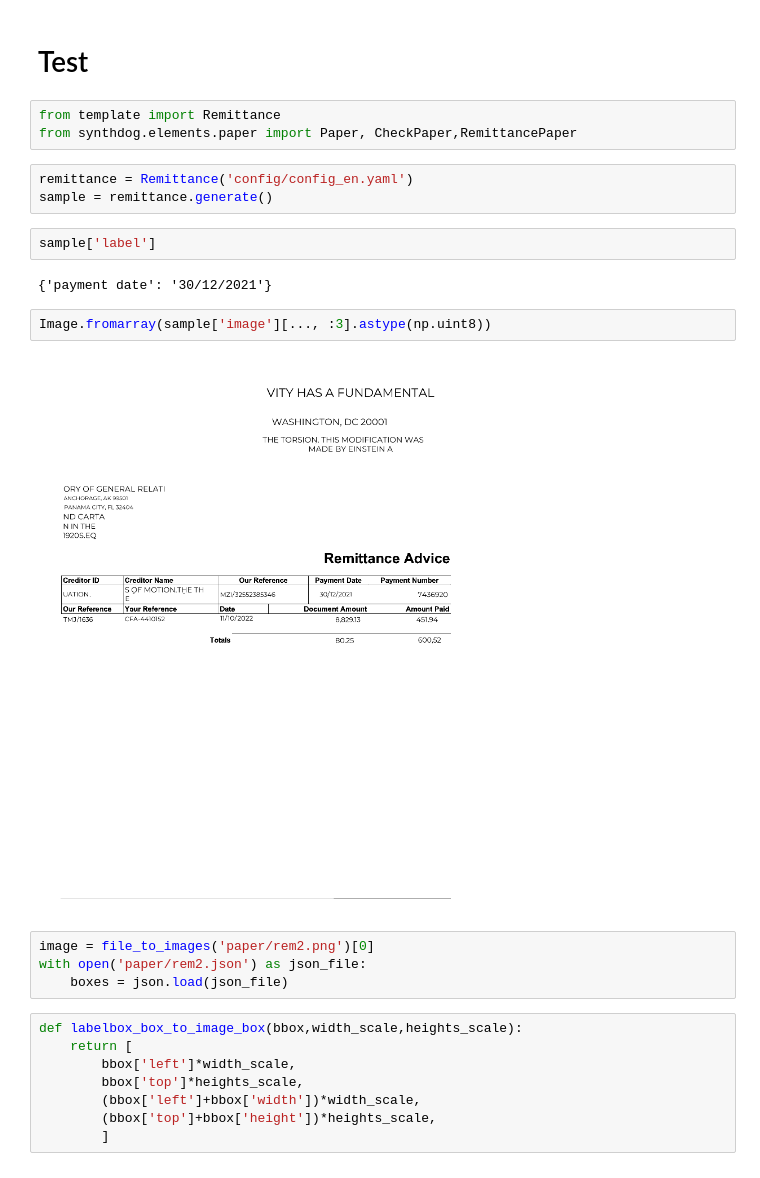
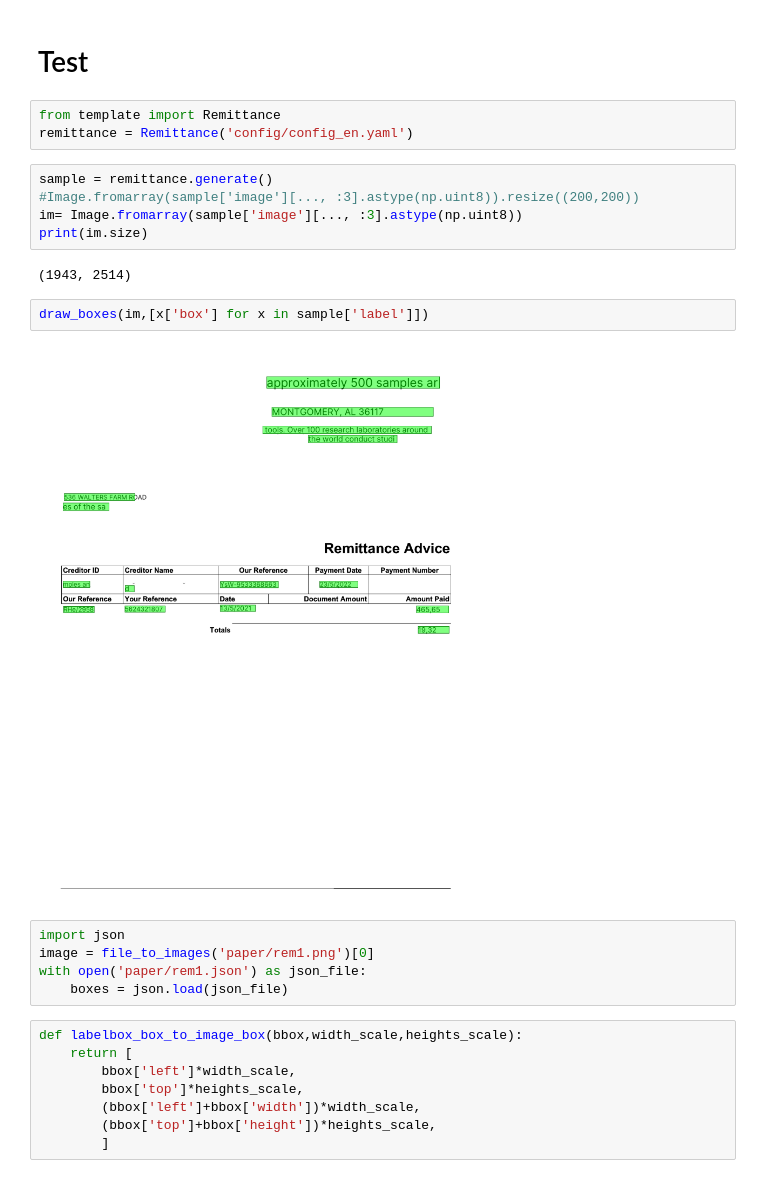
Before and after one commit to bilykigor/synthdog, a Jupyter notebook: synthdog/augmentation.ipynb, the cells around one changed output. Drawn from its saved outputs; the diff is of its cells as text.

```diff
--- a/synthdog/augmentation.ipynb
+++ b/synthdog/augmentation.ipynb
@@ -202,22 +136,23 @@ with open("rem2.json", "w") as outfile:
 # %% [markdown]
 # Test
-# %%
-from template import Remittance
-from synthdog.elements.paper import Paper, CheckPaper,RemittancePaper
 # %%
+from template import Remittance
 remittance = Remittance('config/config_en.yaml')
-sample = remittance.generate()
-# %%
-sample['label']
-# %% [output]
-{'payment date': '30/12/2021'}
-# %%
-Image.fromarray(sample['image'][..., :3].astype(np.uint8))
-# %% [output]
-[figure, removed]
+# %%
+sample = remittance.generate()
+#Image.fromarray(sample['image'][..., :3].astype(np.uint8)).resize((200,200))
+im= Image.fromarray(sample['image'][..., :3].astype(np.uint8))
+print(im.size)
+# %% [output]
+(1943, 2514)
+# %%
+draw_boxes(im,[x['box'] for x in sample['label']])
+# %% [output]
+[figure, added]
 # %%
-image = file_to_images('paper/rem2.png')[0]
-with open('paper/rem2.json') as json_file:
+import json
+image = file_to_images('paper/rem1.png')[0]
+with open('paper/rem1.json') as json_file:
     boxes = json.load(json_file)
 # %%
 def labelbox_box_to_image_box(bbox,width_scale,heights_scale):
```
Also changed, not shown: parts of 8 cells of this notebook, 5 other files.
